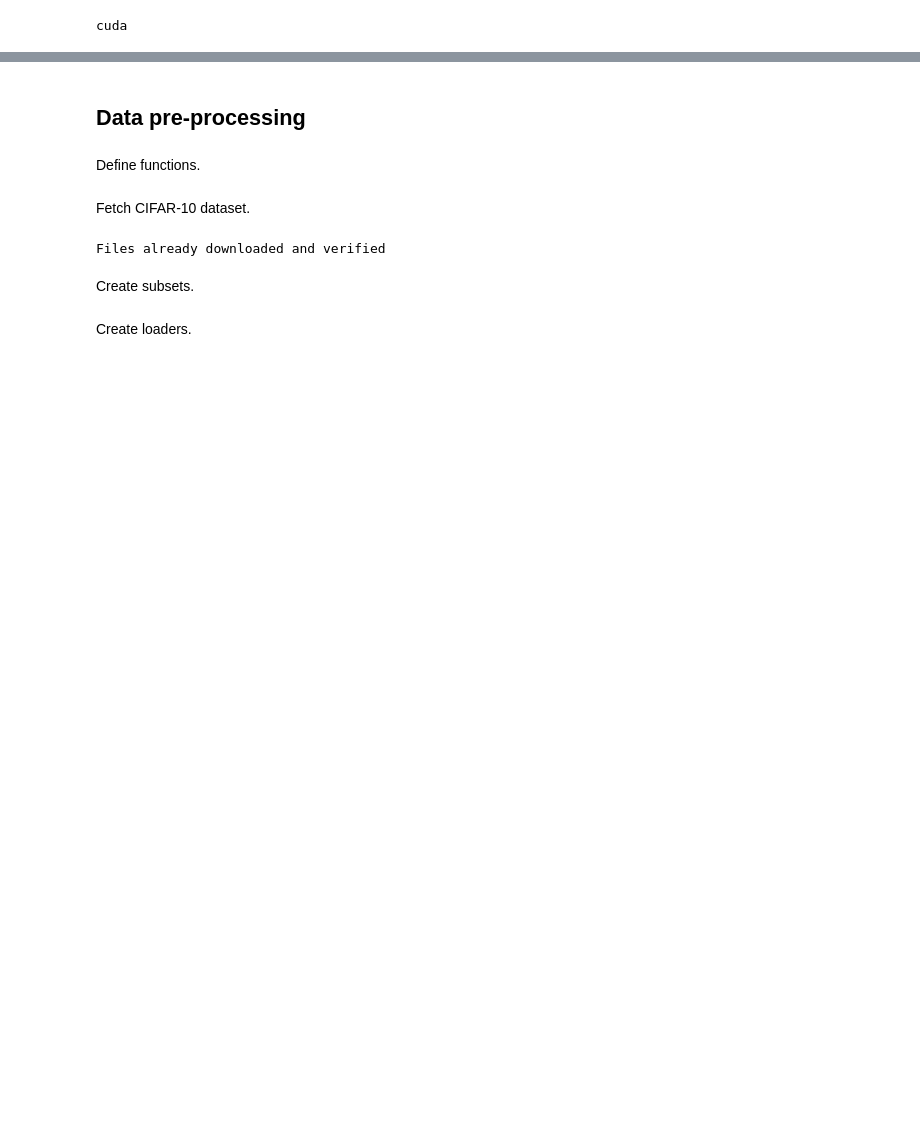
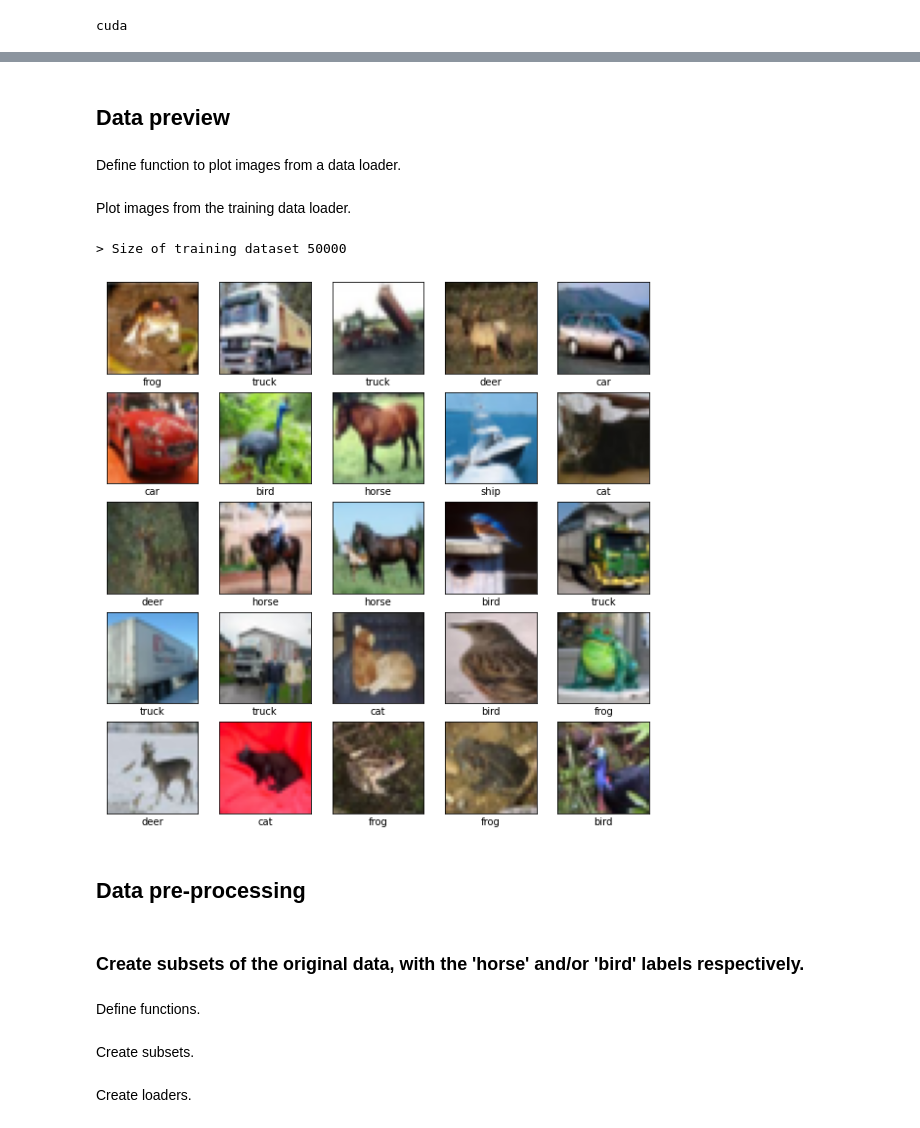
Before and after one commit to mattchap2/deep-learning, a Jupyter notebook: pegasus-code.ipynb, the cells around one changed output, grey strips where cells are left out. Cells and saved outputs as stored; diff of their text form; code cells hidden in the pictures; blank space fills up the shorter version.

```diff
--- a/pegasus-code.ipynb
+++ b/pegasus-code.ipynb
@@ -43,5 +67,37 @@ Mounted at /content/drive
+# %%
+train_dataloader = torch.utils.data.DataLoader(train_data, shuffle=True,
+                                               batch_size=64, drop_last=True)
+# %% [markdown]
+## Data preview
+# %% [markdown]
+Define function to plot images from a data loader.
+# %%
+def plot_images(dataloader, n_imgs=25, show_colour=True):
+  print(f'> Size of training dataset {len(dataloader.dataset)}')
+  plt.figure(figsize=(10,10))
+  for i in range(n_imgs):
+    n_rows = ceil(n_imgs**0.5)
+    n_cols = ceil(n_imgs/n_rows)
+    plt.subplot(n_rows, n_cols, i+1)
+    plt.xticks([])
+    plt.yticks([])
+    plt.grid(False)
+    if show_colour:
+      plt.imshow(dataloader.dataset[i][0].permute(0,2,1).contiguous().permute(2,1,0), cmap=plt.cm.binary)
+    else: # greyscale
+      plt.imshow(dataloader.dataset[i][0][0], cmap=plt.cm.binary)
+    plt.xlabel(class_names[dataloader.dataset[i][1]])
+# %% [markdown]
+Plot images from the training data loader.
+# %%
+plot_images(train_dataloader)
+# %% [output]
+> Size of training dataset 50000
+[figure, added]
 # %% [markdown]
 ## Data pre-processing
+# %% [markdown]
+### Create subsets of the original data, with the 'horse' and/or 'bird' labels respectively.
 # %% [markdown]
 Define functions.
 # %%
@@ -61,20 +111,6 @@ def get_data_of_class(class_name_lst, data):
 def make_loader(data):
   return torch.utils.data.DataLoader(data, shuffle=True, batch_size=batch_size,
       drop_last=True)
-# %% [markdown]
-Fetch CIFAR-10 dataset.
-# %%
-train_data = torchvision.datasets.CIFAR10(
-    'drive/My Drive/training/cifar10', train=True, download=True,
-    transform=torchvision.transforms.Compose([
-                                              torchvision.transforms.Resize(32),
-                                              # torchvision.transforms.Grayscale(),
-                                              torchvision.transforms.ToTensor(),
-    ]))
-
-class_names = ['airplane', 'car', 'bird', 'cat', 'deer', 'dog', 'frog', 'horse', 'ship', 'truck']
-# %% [output]
-Files already downloaded and verified
 # %% [markdown]
 Create subsets.
 # %%
```
Also changed, not shown: parts of 66 cells of this notebook.
